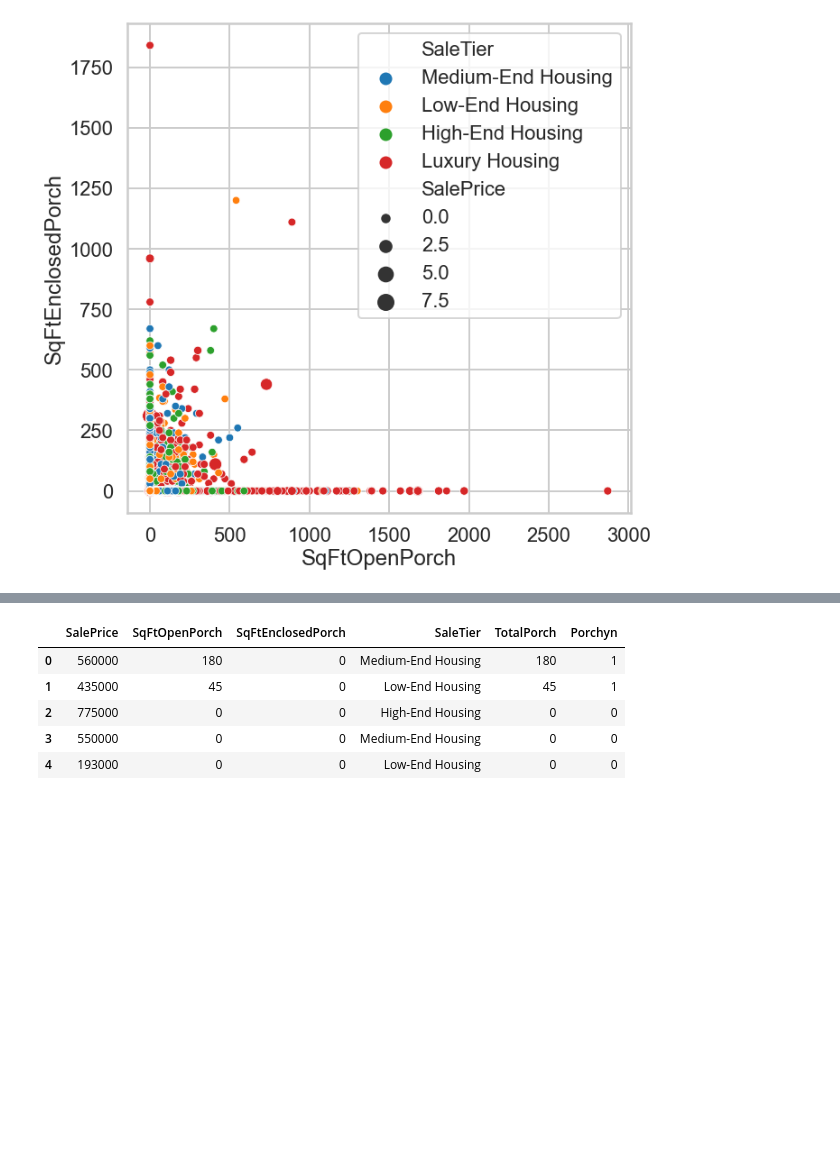
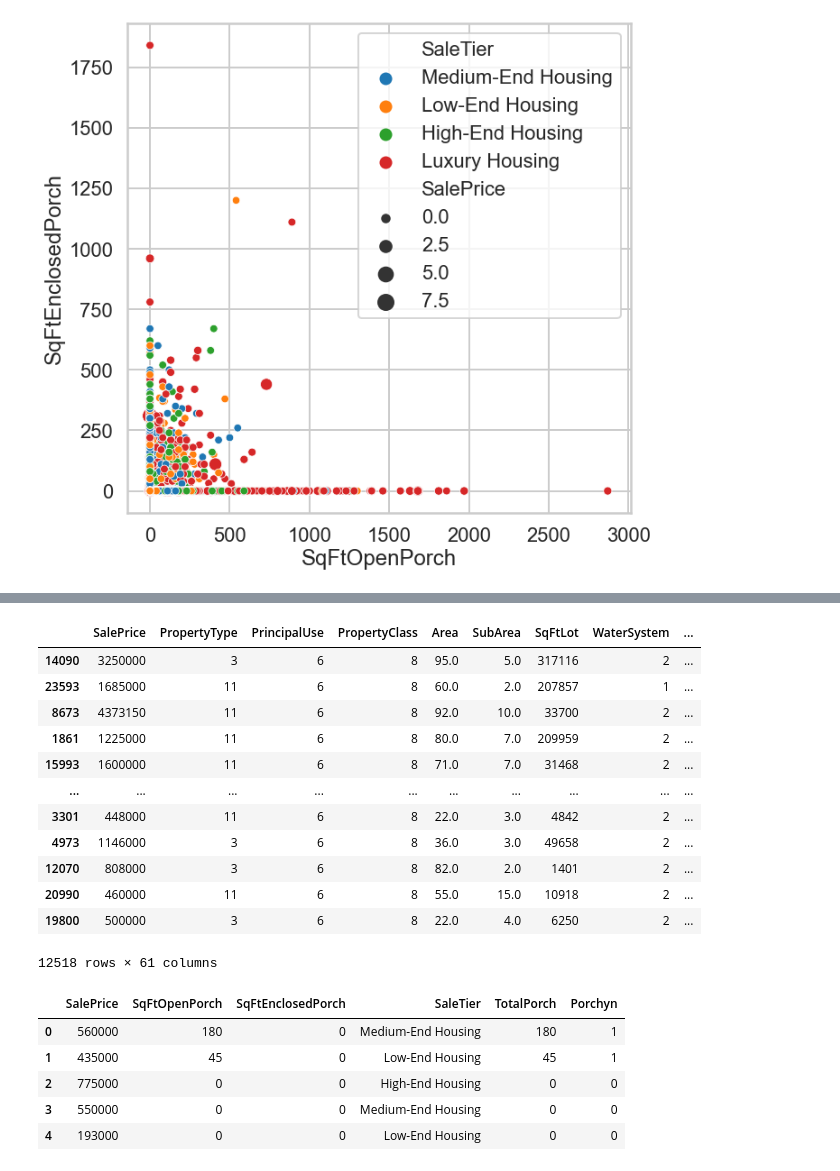
Before and after one commit to ghPRao/phase_2_project_chicago-sf-seattle-ds-082420, a Jupyter notebook: andrew_PR_EDA.ipynb, the cells around one changed output, grey strips where cells are left out. Saved outputs shown, nothing was run; the diff lists cells and outputs as text; code cells hidden in the pictures; blank space fills up the shorter version.

```diff
--- a/andrew_PR_EDA.ipynb
+++ b/andrew_PR_EDA.ipynb
@@ -649,3 +708,19 @@ figure = ax.get_figure().savefig("porch_porch_area", dpi = 400, bbox_inches = "t
+# %%
+df_por.sort_values(by='TotalPorch', ascending=False)
+# %% [output]
+|  | SalePrice | PropertyType | PrincipalUse | PropertyClass | Area | SubArea | SqFtLot | WaterSystem | ... |
+| 14090 | 3250000 | 3 | 6 | 8 | 95.0 | 5.0 | 317116 | 2 | ... |
+| 23593 | 1685000 | 11 | 6 | 8 | 60.0 | 2.0 | 207857 | 1 | ... |
+| 8673 | 4373150 | 11 | 6 | 8 | 92.0 | 10.0 | 33700 | 2 | ... |
+| 1861 | 1225000 | 11 | 6 | 8 | 80.0 | 7.0 | 209959 | 2 | ... |
+| 15993 | 1600000 | 11 | 6 | 8 | 71.0 | 7.0 | 31468 | 2 | ... |
+| ... | ... | ... | ... | ... | ... | ... | ... | ... | ... |
+| 3301 | 448000 | 11 | 6 | 8 | 22.0 | 3.0 | 4842 | 2 | ... |
+| 4973 | 1146000 | 3 | 6 | 8 | 36.0 | 3.0 | 49658 | 2 | ... |
+| 12070 | 808000 | 3 | 6 | 8 | 82.0 | 2.0 | 1401 | 2 | ... |
+| 20990 | 460000 | 11 | 6 | 8 | 55.0 | 15.0 | 10918 | 2 | ... |
+| 19800 | 500000 | 3 | 6 | 8 | 22.0 | 4.0 | 6250 | 2 | ... |
+12518 rows × 61 columns
 # %%
 def porchyn(p):
     if p > 0:
```
Also changed, not shown: parts of 22 cells of this notebook, 10 other files.
